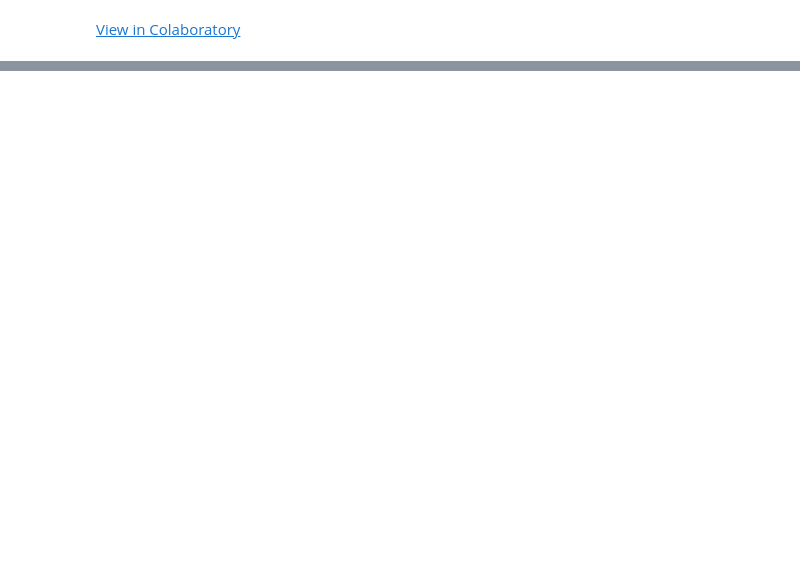
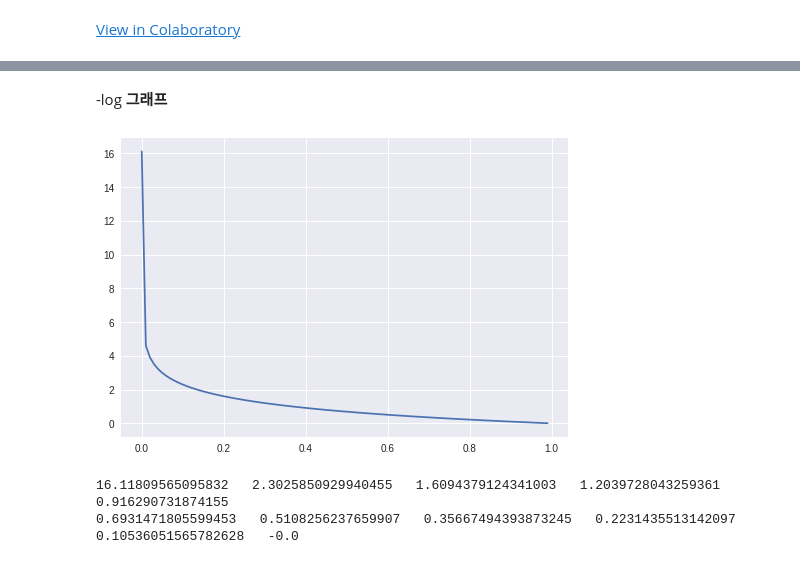
Before and after one commit to eventia/deepLearningOpenLecture, a Jupyter notebook: log_graph.ipynb, the cells around one changed output, grey strips where cells are left out. Drawn from its saved outputs; the diff is of its cells as text; code cells hidden in the pictures; blank space fills up the shorter version.

```diff
--- a/log_graph.ipynb
+++ b/log_graph.ipynb
@@ -56,0 +30,18 @@ plt.plot(x, y, 'o', np.arange(20), a*np.arange(20)+b, '-');
+# %% [markdown]
+-log **그래프**
+# %%
+x = np.arange(0, 1, 0.01)
+y = -np.log(x+delta)
+
+
+# Graph
+plt.plot(x,y)
+#plt.grid()
+plt.show()
+
+print(-np.log(delta)," ", -np.log(0.1)," ", -np.log(0.2)," ", -np.log(0.3)," ", -np.log(0.4)," ",)
+print(-np.log(0.5)," ", -np.log(0.6)," ", -np.log(0.7)," ", -np.log(0.8)," ", -np.log(0.9)," ", -np.log(1.0)," ",)
+# %% [output]
+[figure, added]
+16.11809565095832   2.3025850929940455   1.6094379124341003   1.2039728043259361   0.916290731874155
+0.6931471805599453   0.5108256237659907   0.35667494393873245   0.2231435513142097   0.10536051565782628   -0.0
```
Also changed, not shown: parts of 10 cells of this notebook.
